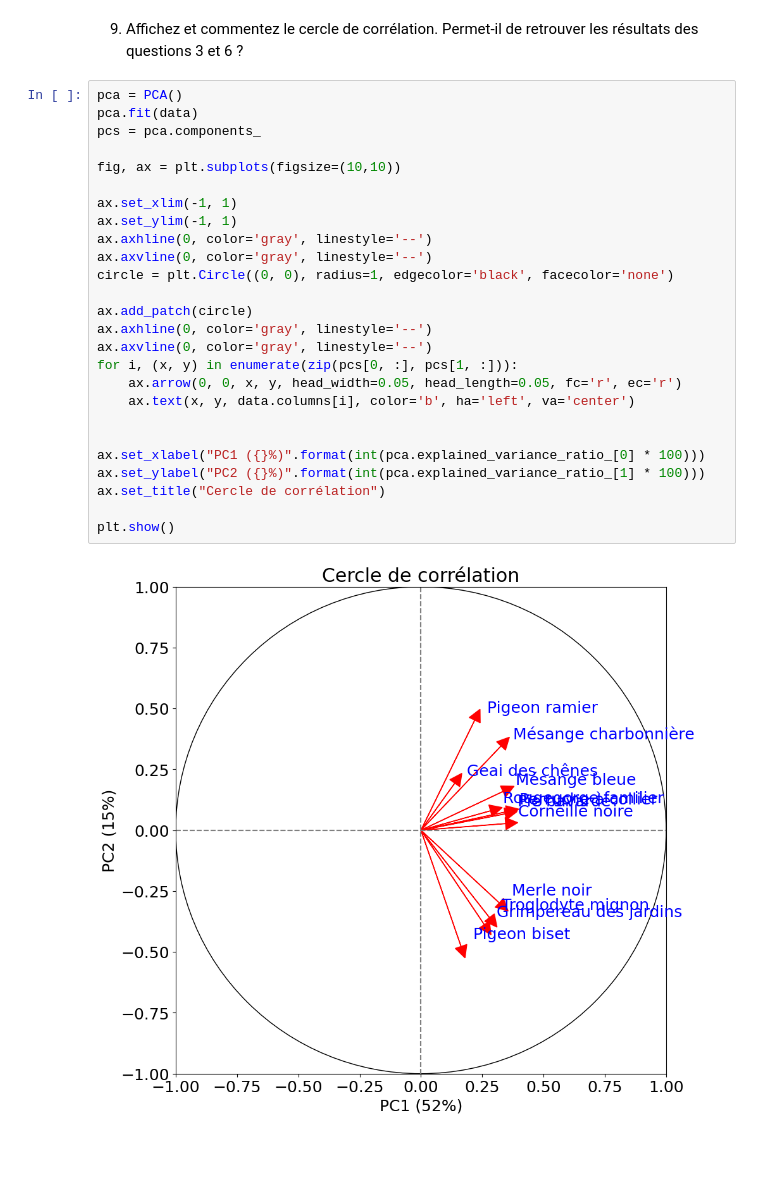
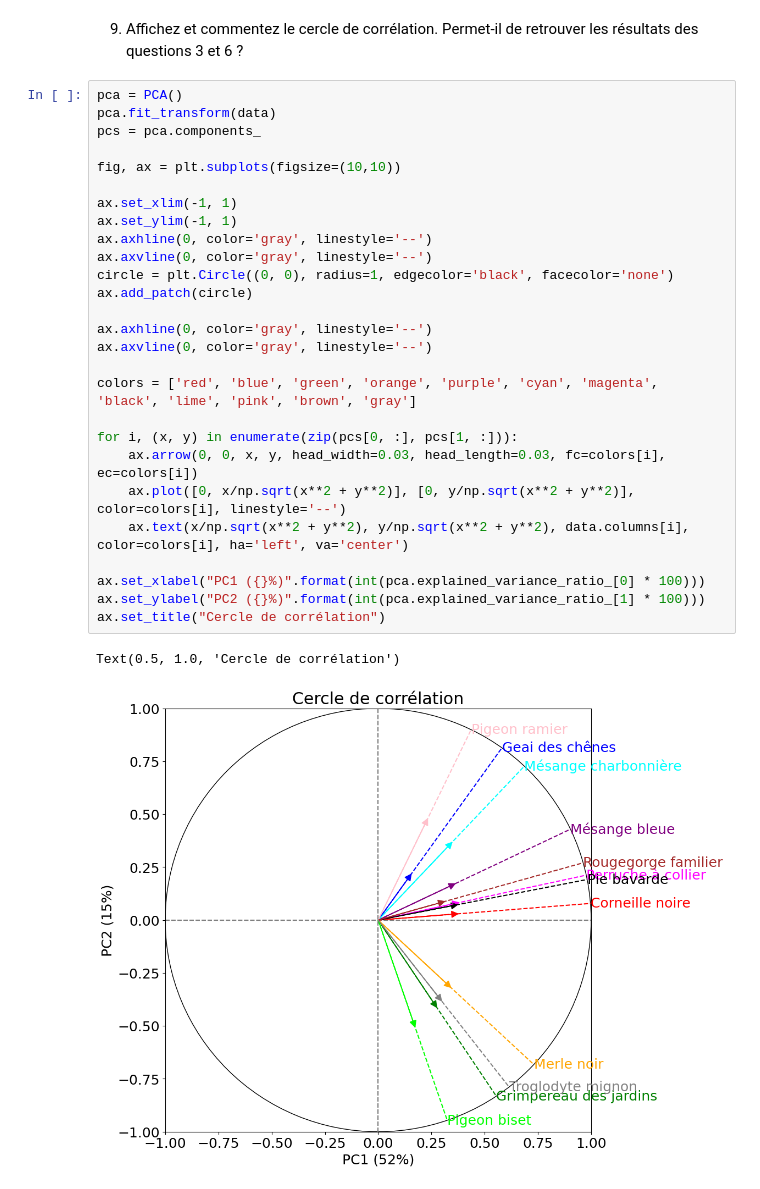
Before and after one commit to Sofiane-Sif/birdspecies, a Jupyter notebook: ACP.ipynb, the cells around one changed output. Drawn from its saved outputs; the diff is of its cells as text; blank space fills up the shorter version.

Commit message:
fix corr circle + mirror

```diff
--- a/ACP.ipynb
+++ b/ACP.ipynb
@@ -93,29 +94,31 @@ plt.show()
 des questions 3 et 6 ?
 # %%
 pca = PCA()
-pca.fit(data)
+pca.fit_transform(data)
 pcs = pca.components_
 
 fig, ax = plt.subplots(figsize=(10,10))
 
 ax.set_xlim(-1, 1)
 ax.set_ylim(-1, 1)
 ax.axhline(0, color='gray', linestyle='--')
 ax.axvline(0, color='gray', linestyle='--')
 circle = plt.Circle((0, 0), radius=1, edgecolor='black', facecolor='none')
+ax.add_patch(circle)
 
-ax.add_patch(circle)
 ax.axhline(0, color='gray', linestyle='--')
 ax.axvline(0, color='gray', linestyle='--')
+
+colors = ['red', 'blue', 'green', 'orange', 'purple', 'cyan', 'magenta', 'black', 'lime', 'pink', 'brown', 'gray']
+
 for i, (x, y) in enumerate(zip(pcs[0, :], pcs[1, :])):
-    ax.arrow(0, 0, x, y, head_width=0.05, head_length=0.05, fc='r', ec='r')
-    ax.text(x, y, data.columns[i], color='b', ha='left', va='center')
-
+    ax.arrow(0, 0, x, y, head_width=0.03, head_length=0.03, fc=colors[i], ec=colors[i])
+    ax.plot([0, x/np.sqrt(x**2 + y**2)], [0, y/np.sqrt(x**2 + y**2)], color=colors[i], linestyle='--')
+    ax.text(x/np.sqrt(x**2 + y**2), y/np.sqrt(x**2 + y**2), data.columns[i], color=colors[i], ha='left', va='center')
 
 ax.set_xlabel("PC1 ({}%)".format(int(pca.explained_variance_ratio_[0] * 100)))
 ax.set_ylabel("PC2 ({}%)".format(int(pca.explained_variance_ratio_[1] * 100)))
 ax.set_title("Cercle de corrélation")
-
-plt.show()
 # %% [output]
+Text(0.5, 1.0, 'Cercle de corrélation')
-[figure, old version]
+[figure, new version]
```
Also changed, not shown: parts of 5 cells of this notebook.
